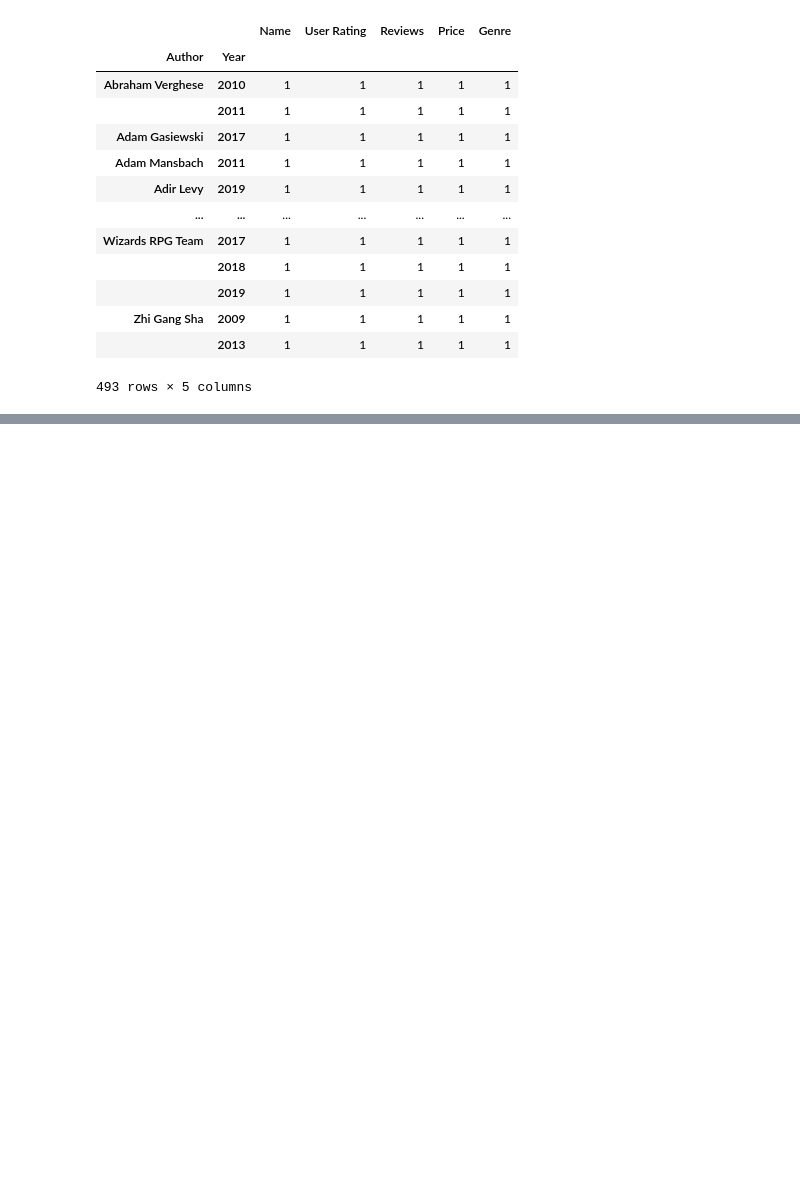
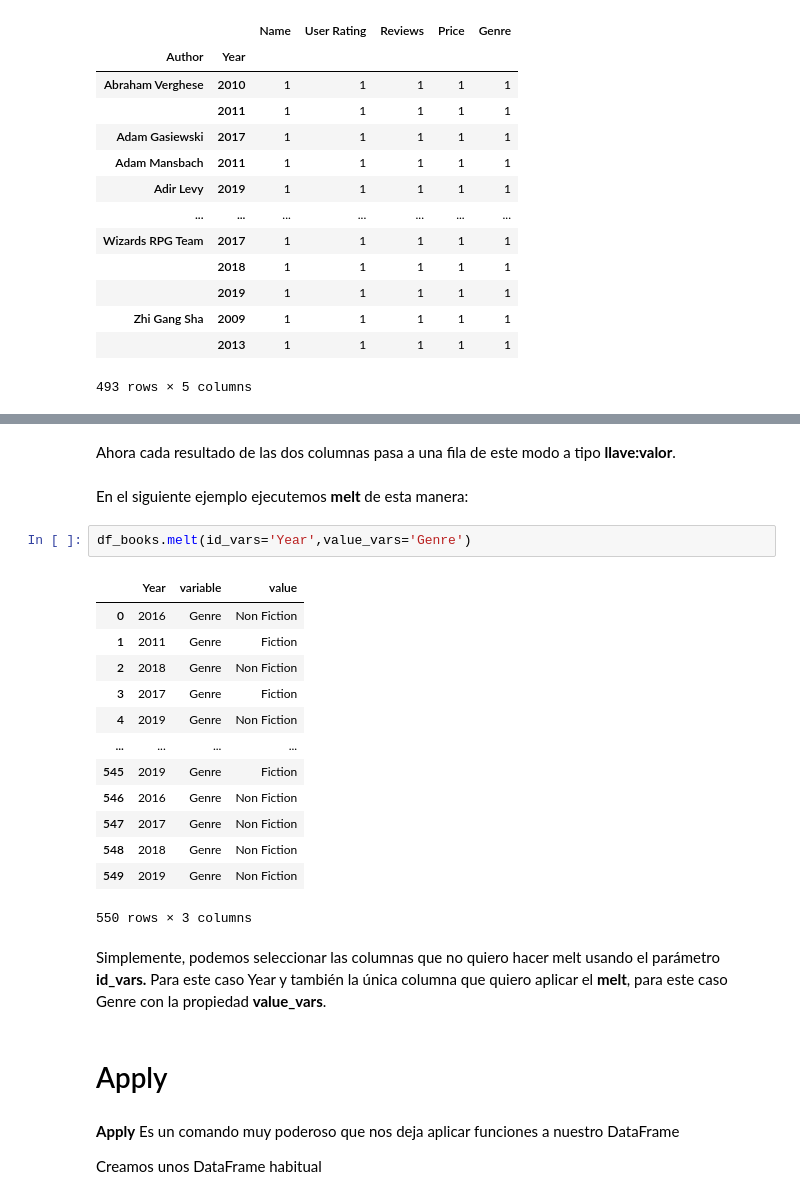
Before and after one commit to Carmen-N/Manipulaci-n-y-Transformaci-n-de-Datos-con-Pandas-y-NumPy, a Jupyter notebook: proyecto_con_Pandas_.ipynb, the cells around one changed output, grey strips where cells are left out. Cells and saved outputs as stored; diff of their text form; blank space fills up the shorter version.

```diff
--- a/proyecto_con_Pandas_.ipynb
+++ b/proyecto_con_Pandas_.ipynb
@@ -734,0 +814,28 @@ df_books.groupby(['Author','Year']).count()
+# %% [markdown]
+Ahora cada resultado de las dos columnas pasa a una fila de este modo a tipo **llave:valor**.
+# %% [markdown]
+En el siguiente ejemplo ejecutemos **melt** de esta manera:
+# %%
+df_books.melt(id_vars='Year',value_vars='Genre')
+# %% [output]
+|  | Year | variable | value |
+| 0 | 2016 | Genre | Non Fiction |
+| 1 | 2011 | Genre | Fiction |
+| 2 | 2018 | Genre | Non Fiction |
+| 3 | 2017 | Genre | Fiction |
+| 4 | 2019 | Genre | Non Fiction |
+| ... | ... | ... | ... |
+| 545 | 2019 | Genre | Fiction |
+| 546 | 2016 | Genre | Non Fiction |
+| 547 | 2017 | Genre | Non Fiction |
+| 548 | 2018 | Genre | Non Fiction |
+| 549 | 2019 | Genre | Non Fiction |
+550 rows × 3 columns
+# %% [markdown]
+Simplemente, podemos seleccionar las columnas que no quiero hacer melt usando el parámetro **id_vars.** Para este caso Year y también la única columna que quiero aplicar el **melt**, para este caso Genre con la propiedad **value_vars**.
+# %% [markdown]
+# Apply
+# %% [markdown]
+**Apply** Es un comando muy poderoso que nos deja aplicar funciones a nuestro DataFrame
+
+Creamos unos DataFrame habitual
```
Also changed, not shown: parts of 26 cells of this notebook.
